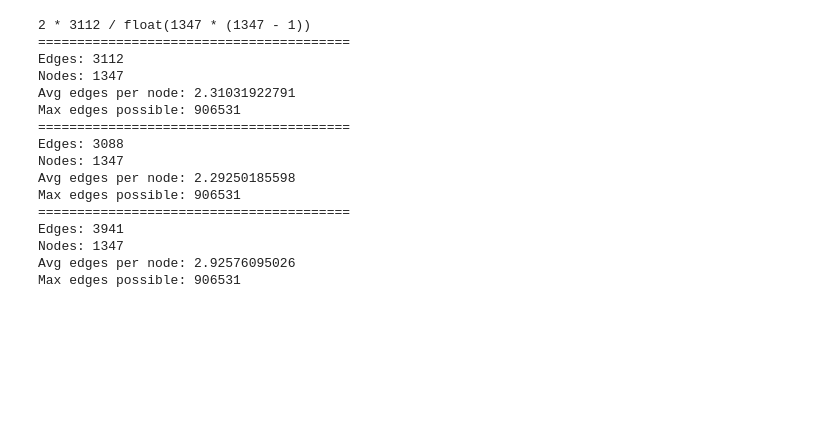
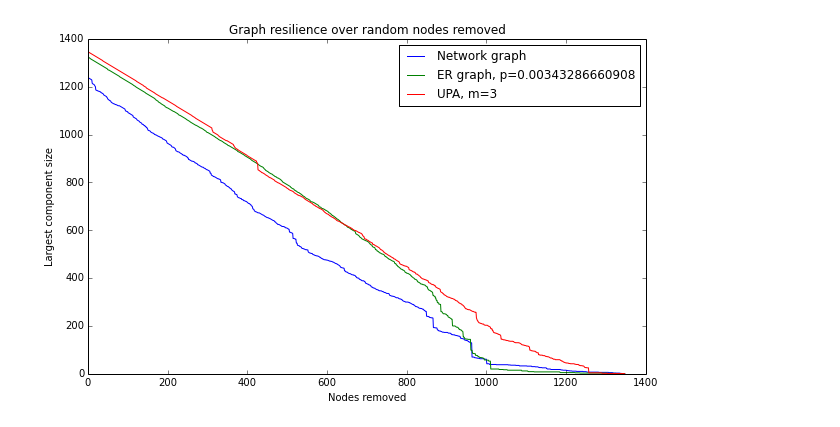
Before and after one commit to kmerenkov/algorithmic-thinking, a Jupyter notebook: application 2.ipynb, the cells around one changed output. Cells and saved outputs as stored; diff of their text form; code cells hidden in the pictures; blank space fills up the shorter version.

```diff
--- a/application 2.ipynb
+++ b/application 2.ipynb
@@ -114,53 +201,51 @@ network_graph = pickle.load(open('app2_network_graph.pickle', 'r'))
 # %%
 graph = {0: {1, 2, 5},
          1: {0},
          2: {0},
          5: {0},
          }
 
 
 def describe(graph):
     tot_deg = total_degree(graph)
     tot_nodes = len(graph)
     avg_deg = tot_deg / float(tot_nodes)
     print "="*40
     print "Edges:", tot_deg
     print "Nodes:", tot_nodes
     print "Avg edges per node:", avg_deg
     print "Max edges possible:", possible_edges_count(tot_nodes)
     #print "p of having %d edges per node: %d/%d" %(avg_deg, 4, float(tot_nodes - 1))
 
 
 def get_p_from_graph(graph):
     tot_deg = total_degree(graph)
     tot_nodes = len(graph)
     avg_deg = tot_deg / float(tot_nodes)
-    print "{} * {} / float({} * ({} - 1))".format(
-        2, tot_deg, tot_nodes, tot_nodes,
-    )
     return 2 * tot_deg / float(tot_nodes * (tot_nodes - 1))
 
 
-random_er = generate_random_ugraph(len(network_graph), get_p_from_graph(network_graph))
+P = get_p_from_graph(network_graph)
+random_er = generate_random_ugraph(len(network_graph), P)
 random_upa = upa(len(network_graph), 3)
 
-describe(network_graph)
-describe(random_er)
-describe(random_upa)
+
+PLOTS = [
+    ('Network graph', network_graph),
+    ('ER graph, p={}'.format(P), random_er),
+    ('UPA, m={}'.format(3), random_upa)
+]
+
+plt.title("Graph resilience over random nodes removed")
+plt.xlabel("Nodes removed")
+plt.ylabel("Largest component size")
+for label, graph in PLOTS:
+    attack_order = random_order(graph)
+    xs = range(0, len(graph) + 1)
+    ys = compute_resilience(graph, attack_order)
+    plt.plot(xs, ys, label=label)
+
+plt.legend()
+plt.show()
 # %% [output]
-2 * 3112 / float(1347 * (1347 - 1))
-========================================
-Edges: 3112
-Nodes: 1347
-Avg edges per node: 2.31031922791
-Max edges possible: 906531
-========================================
-Edges: 3088
-Nodes: 1347
-Avg edges per node: 2.29250185598
-Max edges possible: 906531
-========================================
-Edges: 3941
-Nodes: 1347
-Avg edges per node: 2.92576095026
-Max edges possible: 906531
+[figure, added]
```
Also changed, not shown: parts of 2 cells of this notebook, 2 other files.
